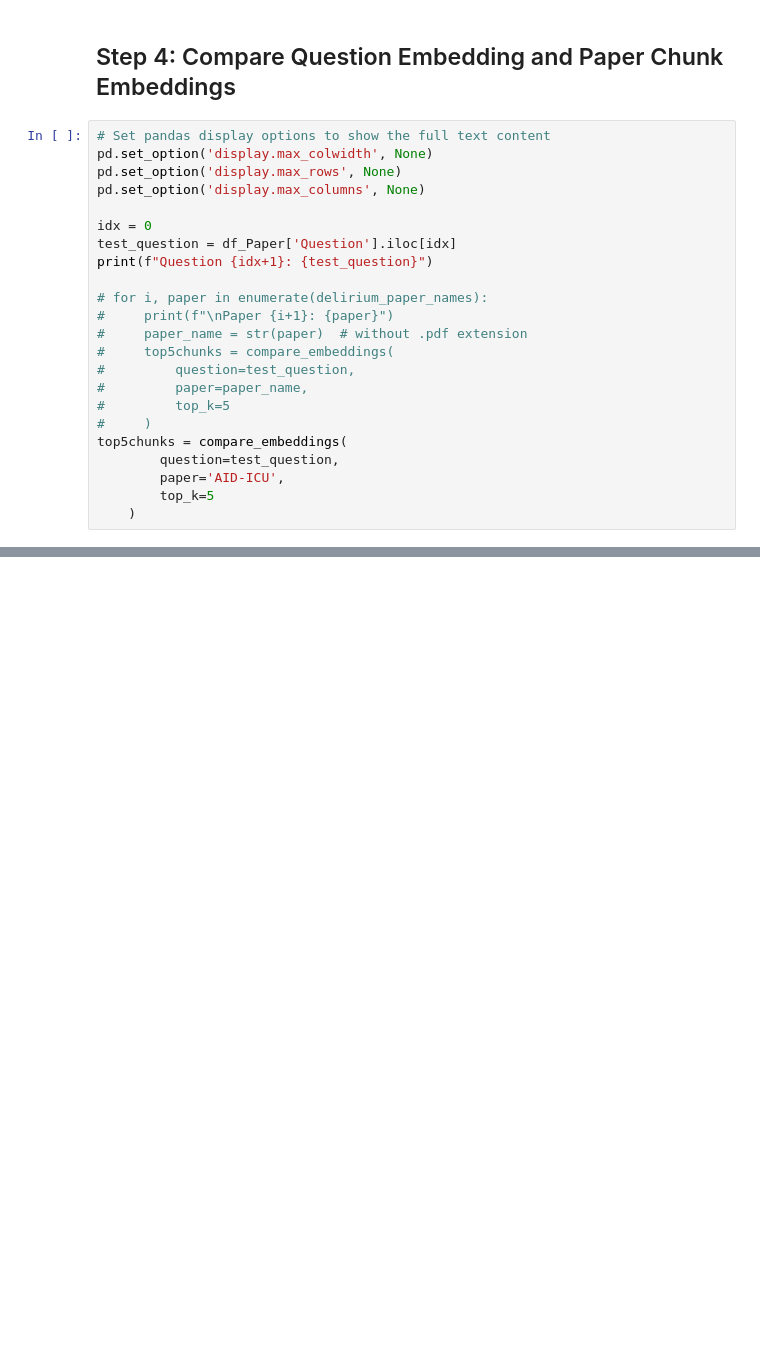
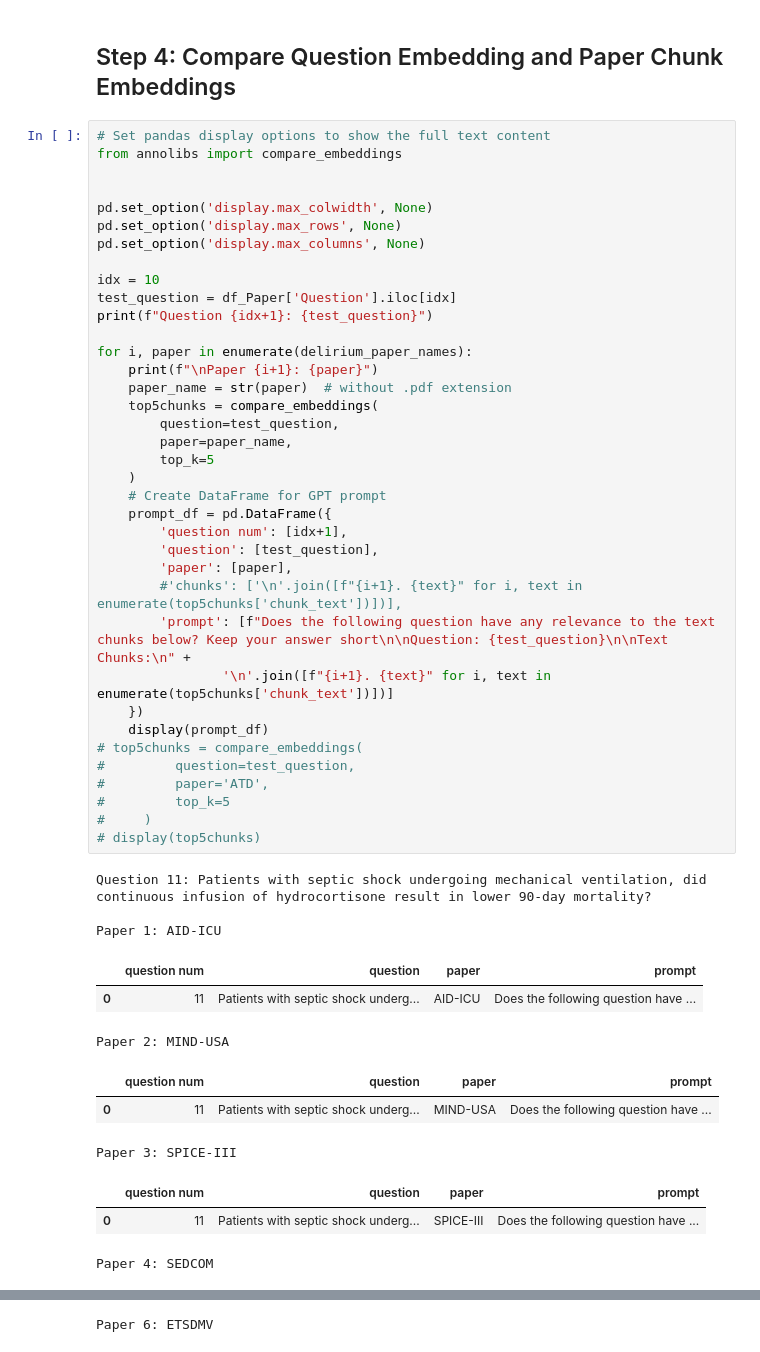
Before and after one commit to BobZhang26/GraphRAG_experiments, a Jupyter notebook: top5chunks.ipynb, the cells around one changed output, grey strips where cells are left out. Cells and saved outputs as stored; diff of their text form; blank space fills up the shorter version.

Commit message:
save time prompt

```diff
--- a/top5chunks.ipynb
+++ b/top5chunks.ipynb
@@ -83,24 +134,51 @@ for paper in missing_papers:
 ## Step 4: Compare Question Embedding and Paper Chunk Embeddings
 # %%
 # Set pandas display options to show the full text content
+from annolibs import compare_embeddings
+
+
 pd.set_option('display.max_colwidth', None)
 pd.set_option('display.max_rows', None)
 pd.set_option('display.max_columns', None)
 
-idx = 0
+idx = 10
 test_question = df_Paper['Question'].iloc[idx]
 print(f"Question {idx+1}: {test_question}")
 
-# for i, paper in enumerate(delirium_paper_names):
-#     print(f"\nPaper {i+1}: {paper}")
-#     paper_name = str(paper)  # without .pdf extension
-#     top5chunks = compare_embeddings(
+for i, paper in enumerate(delirium_paper_names):
+    print(f"\nPaper {i+1}: {paper}")
+    paper_name = str(paper)  # without .pdf extension
+    top5chunks = compare_embeddings(
+        question=test_question,
+        paper=paper_name,
+        top_k=5
+    )
+    # Create DataFrame for GPT prompt
+    prompt_df = pd.DataFrame({
+        'question num': [idx+1],
+        'question': [test_question],
+        'paper': [paper],
+        #'chunks': ['\n'.join([f"{i+1}. {text}" for i, text in enumerate(top5chunks['chunk_text'])])],
+        'prompt': [f"Does the following question have any relevance to the text chunks below? Keep your answer short\n\nQuestion: {test_question}\n\nText Chunks:\n" +
+                '\n'.join([f"{i+1}. {text}" for i, text in enumerate(top5chunks['chunk_text'])])]
+    })
+    display(prompt_df)
+# top5chunks = compare_embeddings(
 #         question=test_question,
-#         paper=paper_name,
+#         paper='ATD',
 #         top_k=5
 #     )
-top5chunks = compare_embeddings(
-        question=test_question,
-        paper='AID-ICU',
-        top_k=5
-    )
+# display(top5chunks)
+# %% [output]
+Question 11: Patients with septic shock undergoing mechanical ventilation, did continuous infusion of hydrocortisone result in lower 90-day mortality?
+
+Paper 1: AID-ICU
+|  | question num | question | paper | prompt |
+| 0 | 11 | Patients with septic shock underg... | AID-ICU | Does the following question have ... |
+Paper 2: MIND-USA
+|  | question num | question | paper | prompt |
+| 0 | 11 | Patients with septic shock underg... | MIND-USA | Does the following question have ... |
+Paper 3: SPICE-III
+|  | question num | question | paper | prompt |
+| 0 | 11 | Patients with septic shock underg... | SPICE-III | Does the following question have ... |
+Paper 4: SEDCOM
@@ -106,0 +191 @@ top5chunks = compare_embeddings(
+Paper 6: ETSDMV
```
Also changed, not shown: parts of 8 cells of this notebook, 1 other file.
